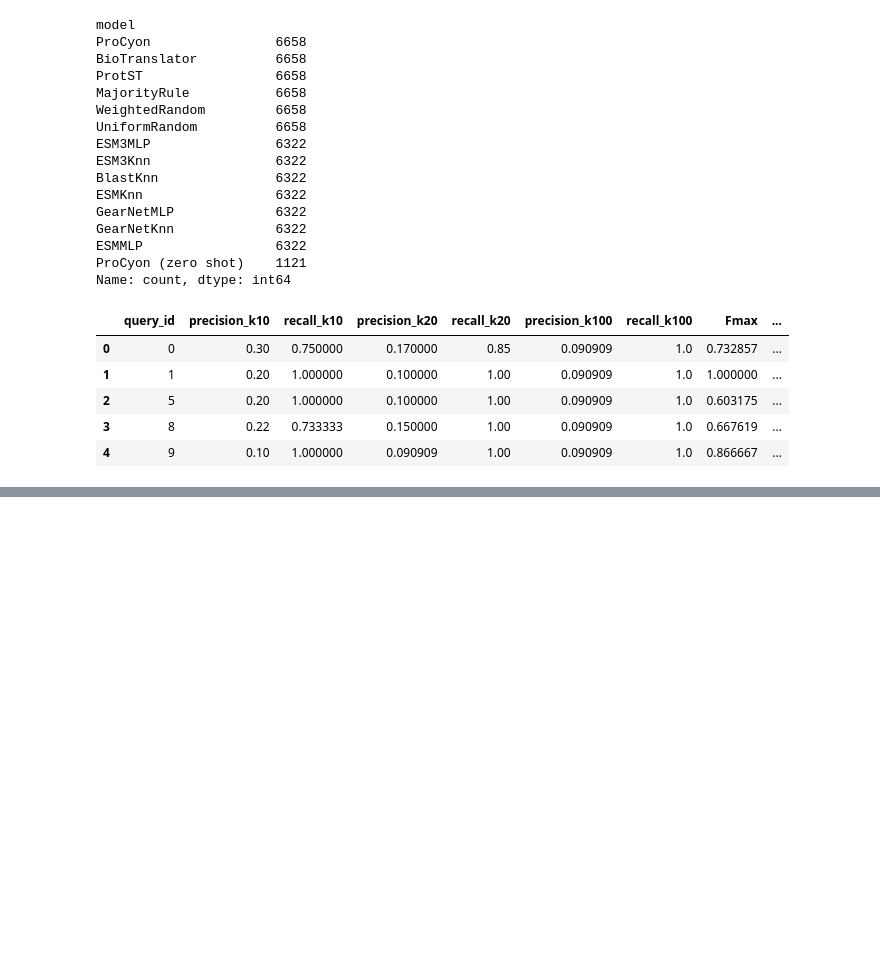
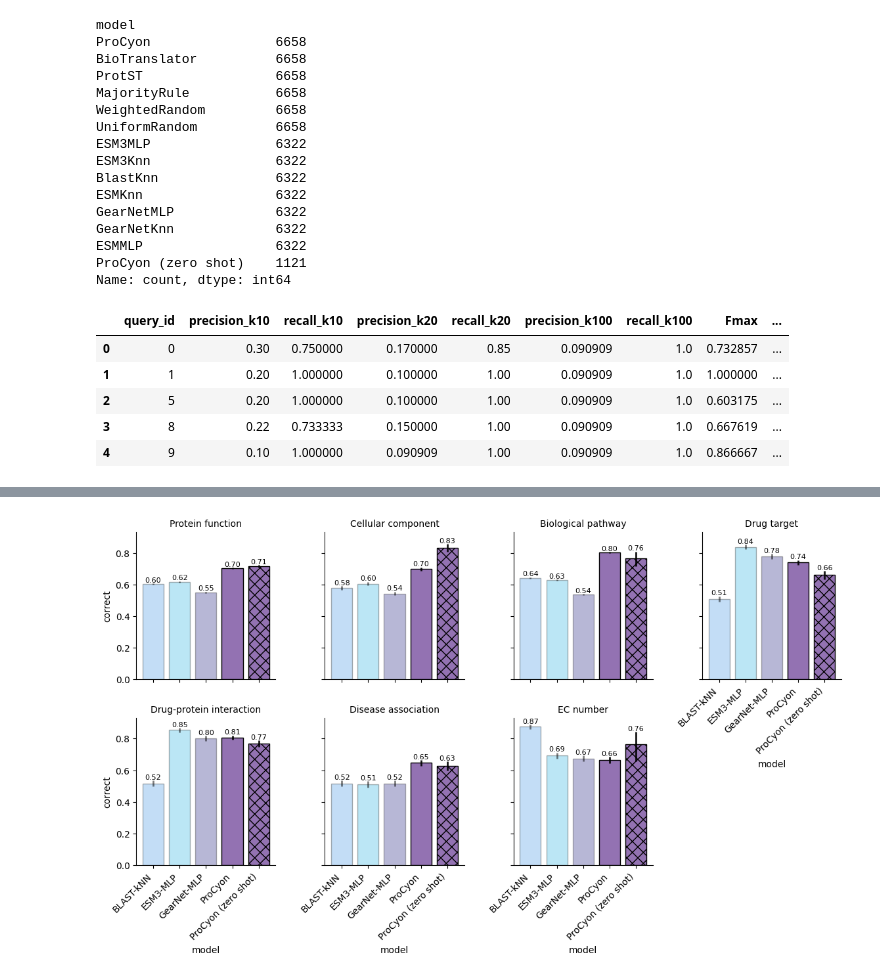
Before and after one commit to mims-harvard/ProCyon, a Jupyter notebook: experimental_analysis/qa_retrieval_results.ipynb, the cells around one changed output, grey strips where cells are left out. Cells and saved outputs as stored; diff of their text form; code cells hidden in the pictures; blank space fills up the shorter version.

```diff
--- a/experimental_analysis/qa_retrieval_results.ipynb
+++ b/experimental_analysis/qa_retrieval_results.ipynb
@@ -586,0 +707,21 @@ for task, ax in fg.axes_dict.items():
+# %%
+main_fig_models = {
+    "BlastKnn": "BLAST-kNN",
+    "ESM3MLP": "ESM3-MLP",
+    "GearNetMLP": "GearNet-MLP",
+    # TODO: add back in once we've regenerated results
+    #"ProtLLM" : "ProtLLM"
+    "ProCyon": "ProCyon",
+    zero_shot_name: zero_shot_name,
+}
+
+model_order = list(main_fig_models.values())
+# %%
+# We need different split maps here since most of the baselines
+# can't handle the zero-shot phenotypes that we're treating as few-shot now.
+qa_data = (
+    all_qa_results
+    .loc[lambda x: ~x.orig_split.isin(["zero_shot_easy", "zero_shot"])]
+    .loc[lambda x: (x.plot_split != "zero_shot") | (x.model == zero_shot_name)]
+)
+qa_data.model.value_counts()
@@ -586,0 +740,8 @@ for task, ax in fg.axes_dict.items():
+# %%
+plot_data = (
+    qa_data
+    .loc[lambda x: x.model.isin(main_fig_models)]
+    .assign(model=lambda x: x.model.map(main_fig_models))
+    .reset_index(drop=True)
+)
+plot_data.head()
@@ -586,0 +755,8 @@ for task, ax in fg.axes_dict.items():
+# %%
+annotated_bar_plot(
+    plot_data,
+    model_order=model_order,
+    metric="correct",
+)
+# %% [output]
+[figure, added]
```
Also changed, not shown: parts of 38 cells of this notebook.
